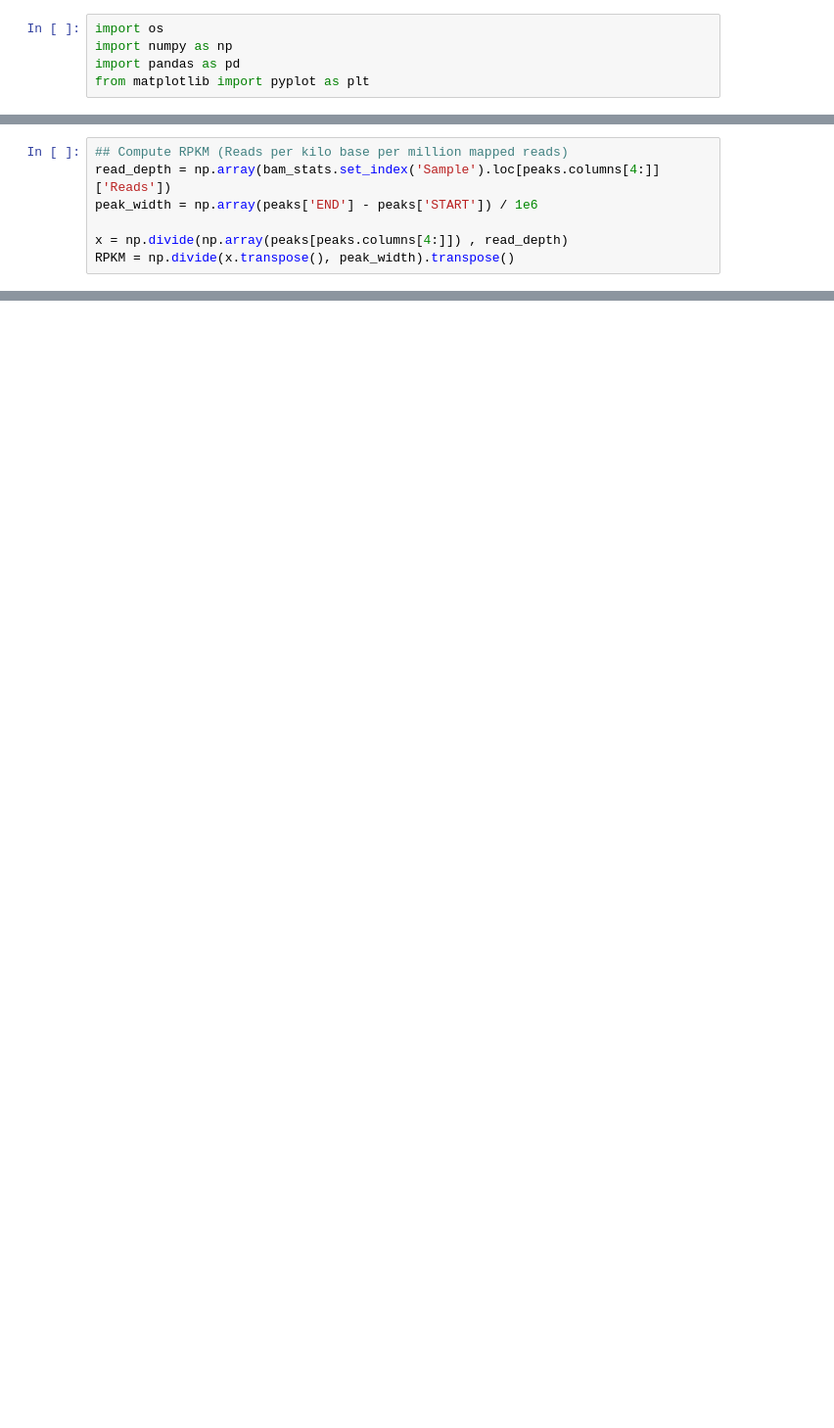
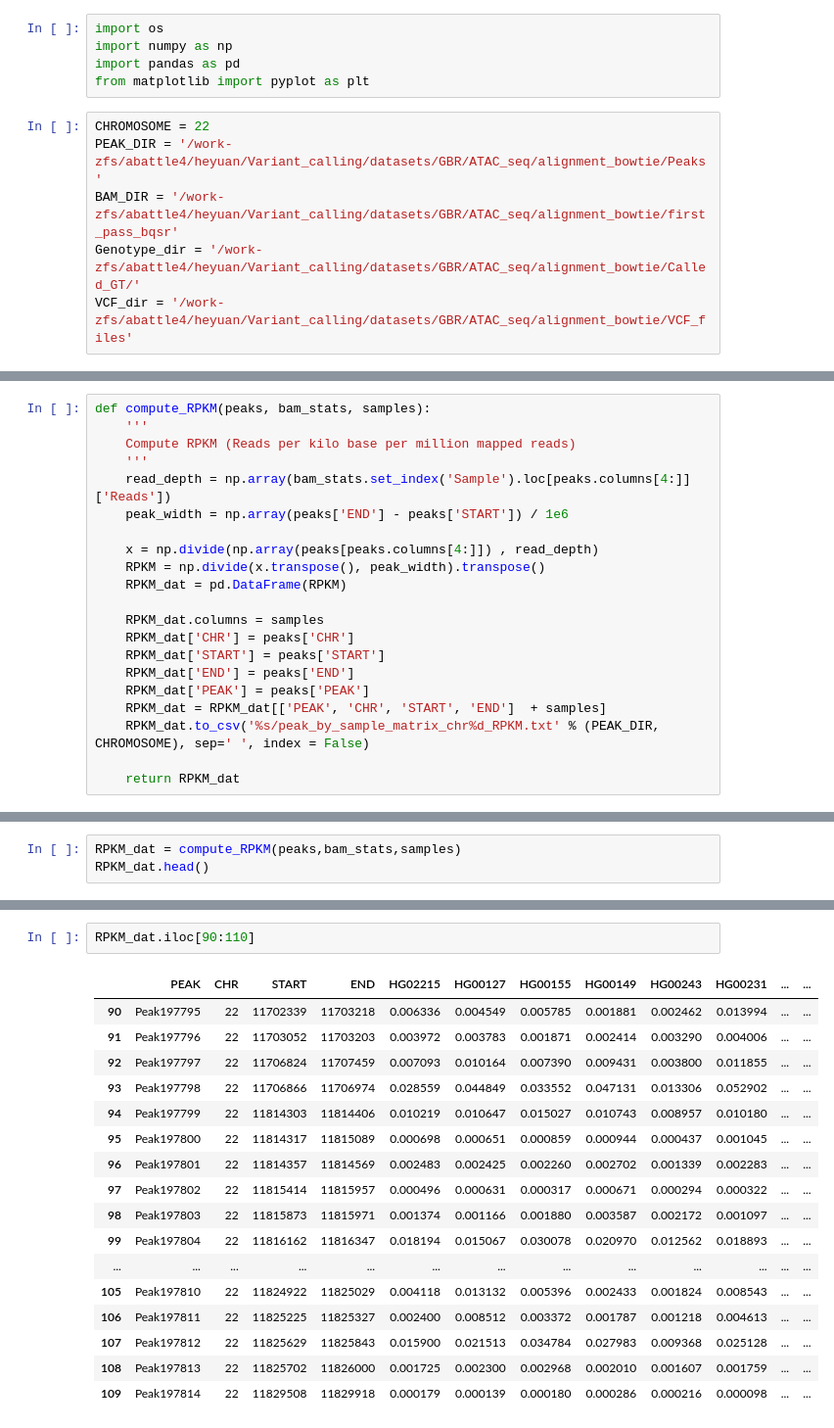
Before and after one commit to heyuan7676/ATACseq_variant_caller, a Jupyter notebook: QTL/QTL_calling.ipynb, the cells around one changed output, grey strips where cells are left out. Shown at 98% size. Cells and saved outputs as stored; diff of their text form; blank space fills up the shorter version.

Commit message:
qlt calling

```diff
--- a/QTL/QTL_calling.ipynb
+++ b/QTL/QTL_calling.ipynb
@@ -3,4 +3,10 @@ import os
 import numpy as np
 import pandas as pd
 from matplotlib import pyplot as plt
+# %%
+CHROMOSOME = 22
+PEAK_DIR = '/work-zfs/abattle4/heyuan/Variant_calling/datasets/GBR/ATAC_seq/alignment_bowtie/Peaks'
+BAM_DIR = '/work-zfs/abattle4/heyuan/Variant_calling/datasets/GBR/ATAC_seq/alignment_bowtie/first_pass_bqsr'
+Genotype_dir = '/work-zfs/abattle4/heyuan/Variant_calling/datasets/GBR/ATAC_seq/alignment_bowtie/Called_GT/'
+VCF_dir = '/work-zfs/abattle4/heyuan/Variant_calling/datasets/GBR/ATAC_seq/alignment_bowtie/VCF_files'
 # %%
@@ -25,7 +25,21 @@ bam_stats.columns=['Sample', 'Reads']
 # %%
-## Compute RPKM (Reads per kilo base per million mapped reads)
-read_depth = np.array(bam_stats.set_index('Sample').loc[peaks.columns[4:]]['Reads'])
-peak_width = np.array(peaks['END'] - peaks['START']) / 1e6
+def compute_RPKM(peaks, bam_stats, samples):
+    '''
+    Compute RPKM (Reads per kilo base per million mapped reads)
+    '''
+    read_depth = np.array(bam_stats.set_index('Sample').loc[peaks.columns[4:]]['Reads'])
+    peak_width = np.array(peaks['END'] - peaks['START']) / 1e6
 
-x = np.divide(np.array(peaks[peaks.columns[4:]]) , read_depth)
-RPKM = np.divide(x.transpose(), peak_width).transpose()
+    x = np.divide(np.array(peaks[peaks.columns[4:]]) , read_depth)
+    RPKM = np.divide(x.transpose(), peak_width).transpose()
+    RPKM_dat = pd.DataFrame(RPKM)
+
+    RPKM_dat.columns = samples
+    RPKM_dat['CHR'] = peaks['CHR']
+    RPKM_dat['START'] = peaks['START']
+    RPKM_dat['END'] = peaks['END']
+    RPKM_dat['PEAK'] = peaks['PEAK']
+    RPKM_dat = RPKM_dat[['PEAK', 'CHR', 'START', 'END']  + samples]
+    RPKM_dat.to_csv('%s/peak_by_sample_matrix_chr%d_RPKM.txt' % (PEAK_DIR, CHROMOSOME), sep=' ', index = False)
+
+    return RPKM_dat
@@ -37,0 +46,3 @@ gt_dat.head()
+# %%
+RPKM_dat = compute_RPKM(peaks,bam_stats,samples)
+RPKM_dat.head()
@@ -37,0 +228,20 @@ gt_dat.head()
+# %%
+RPKM_dat.iloc[90:110]
+# %% [output]
+|  | PEAK | CHR | START | END | HG02215 | HG00127 | HG00155 | HG00149 | HG00243 | HG00231 | ... | ... |
+| 90 | Peak197795 | 22 | 11702339 | 11703218 | 0.006336 | 0.004549 | 0.005785 | 0.001881 | 0.002462 | 0.013994 | ... | ... |
+| 91 | Peak197796 | 22 | 11703052 | 11703203 | 0.003972 | 0.003783 | 0.001871 | 0.002414 | 0.003290 | 0.004006 | ... | ... |
+| 92 | Peak197797 | 22 | 11706824 | 11707459 | 0.007093 | 0.010164 | 0.007390 | 0.009431 | 0.003800 | 0.011855 | ... | ... |
+| 93 | Peak197798 | 22 | 11706866 | 11706974 | 0.028559 | 0.044849 | 0.033552 | 0.047131 | 0.013306 | 0.052902 | ... | ... |
+| 94 | Peak197799 | 22 | 11814303 | 11814406 | 0.010219 | 0.010647 | 0.015027 | 0.010743 | 0.008957 | 0.010180 | ... | ... |
+| 95 | Peak197800 | 22 | 11814317 | 11815089 | 0.000698 | 0.000651 | 0.000859 | 0.000944 | 0.000437 | 0.001045 | ... | ... |
+| 96 | Peak197801 | 22 | 11814357 | 11814569 | 0.002483 | 0.002425 | 0.002260 | 0.002702 | 0.001339 | 0.002283 | ... | ... |
+| 97 | Peak197802 | 22 | 11815414 | 11815957 | 0.000496 | 0.000631 | 0.000317 | 0.000671 | 0.000294 | 0.000322 | ... | ... |
+| 98 | Peak197803 | 22 | 11815873 | 11815971 | 0.001374 | 0.001166 | 0.001880 | 0.003587 | 0.002172 | 0.001097 | ... | ... |
+| 99 | Peak197804 | 22 | 11816162 | 11816347 | 0.018194 | 0.015067 | 0.030078 | 0.020970 | 0.012562 | 0.018893 | ... | ... |
+| ... | ... | ... | ... | ... | ... | ... | ... | ... | ... | ... | ... | ... |
+| 105 | Peak197810 | 22 | 11824922 | 11825029 | 0.004118 | 0.013132 | 0.005396 | 0.002433 | 0.001824 | 0.008543 | ... | ... |
+| 106 | Peak197811 | 22 | 11825225 | 11825327 | 0.002400 | 0.008512 | 0.003372 | 0.001787 | 0.001218 | 0.004613 | ... | ... |
+| 107 | Peak197812 | 22 | 11825629 | 11825843 | 0.015900 | 0.021513 | 0.034784 | 0.027983 | 0.009368 | 0.025128 | ... | ... |
+| 108 | Peak197813 | 22 | 11825702 | 11826000 | 0.001725 | 0.002300 | 0.002968 | 0.002010 | 0.001607 | 0.001759 | ... | ... |
+| 109 | Peak197814 | 22 | 11829508 | 11829918 | 0.000179 | 0.000139 | 0.000180 | 0.000286 | 0.000216 | 0.000098 | ... | ... |
```
Also changed, not shown: parts of 13 cells of this notebook, 2 other files.
